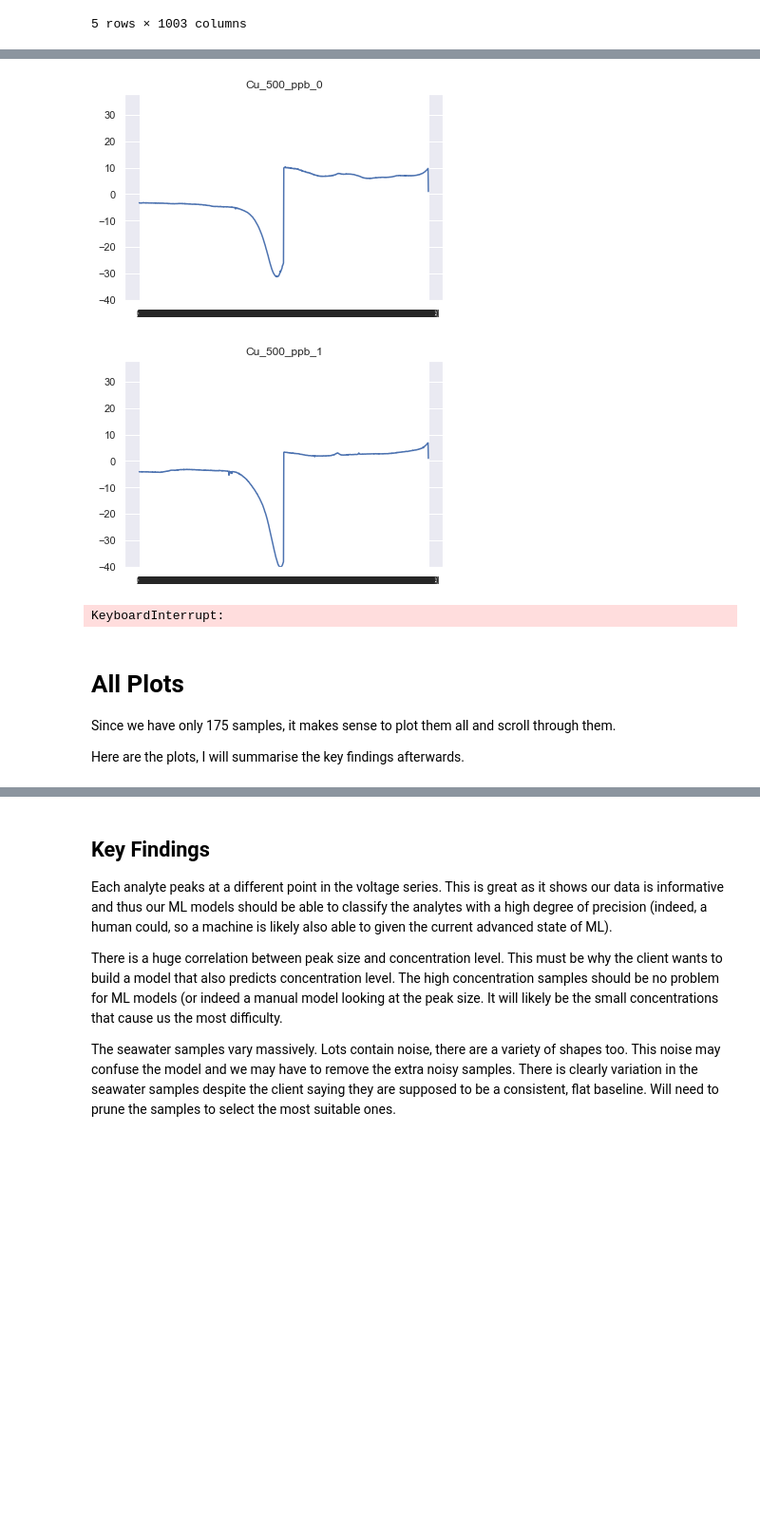
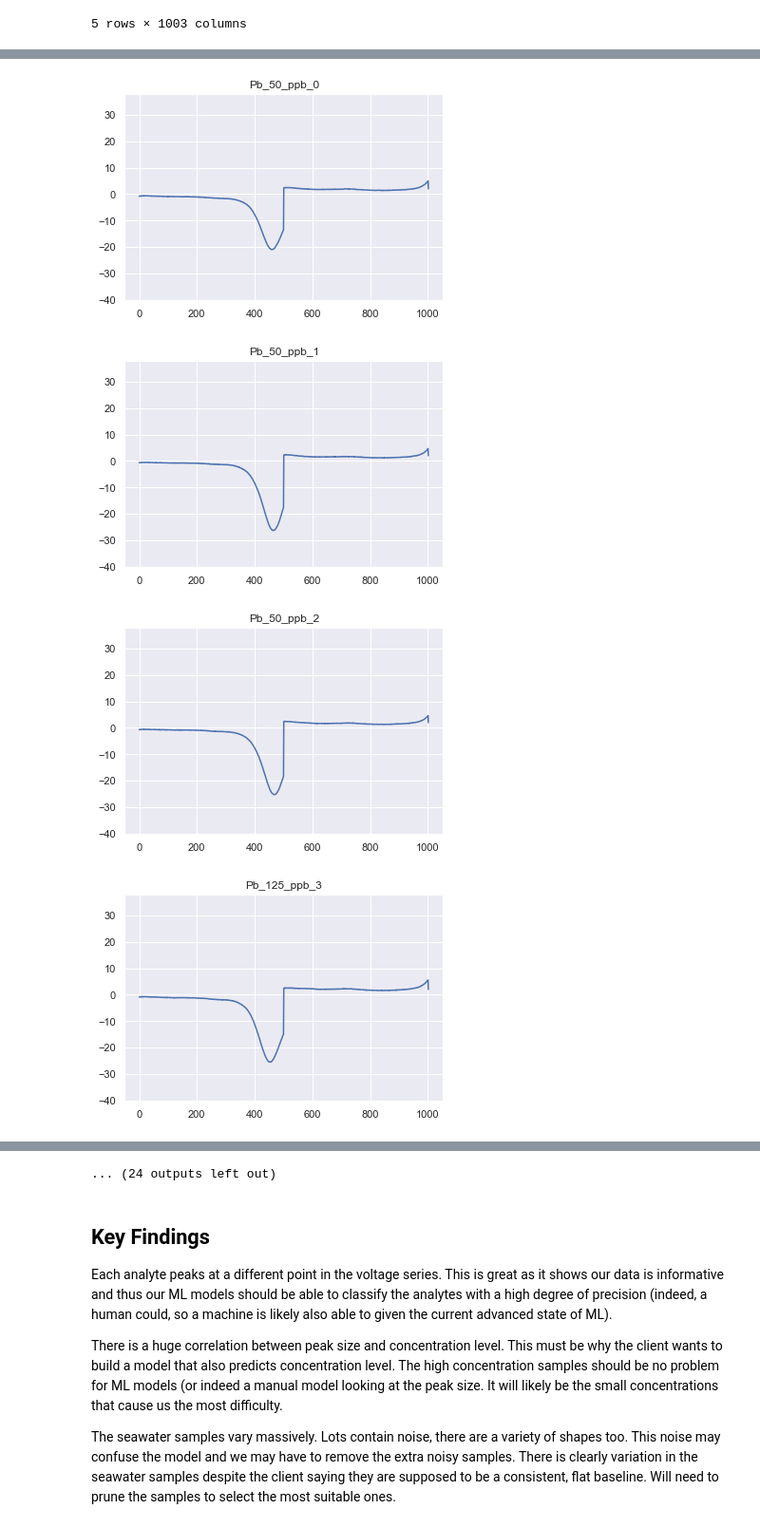
Before and after one commit to codeananda/sequence_classification_pytorch, a Jupyter notebook: electrochem_pytorch/02_DataExploration.ipynb, the cells around one changed output, grey strips where cells are left out. Shown at 95% size. Drawn from its saved outputs; the diff is of its cells as text; code cells hidden in the pictures; blank space fills up the shorter version.

Commit message:
Created and used plot_all_rows function

```diff
--- a/electrochem_pytorch/02_DataExploration.ipynb
+++ b/electrochem_pytorch/02_DataExploration.ipynb
@@ -33,6 +33,8 @@ lead = pd.read_csv(DATA_DIR / 'lead.csv', index_col=0)
 seawater = pd.read_csv(DATA_DIR / 'seawater.csv', index_col=0)
 
 analytes = pd.read_csv(DATA_DIR / 'all_data.csv', index_col=0)
+# %%
+sns.set()
 # %%
 analytes.head()
 # %% [output]
@@ -60,10 +51,0 @@ def plot_all_cols(df):
-# %%
-def plot_all_rows(df):
-    """
-    Convenience function to plot all rows of df.
-    """
-    for index, row in df.iterrows():
-        plt.plot(row)
-        plt.ylim(global_min, global_max)
-        plt.title(index)
-        plt.show()
@@ -70,12 +58,25 @@ def plot_all_rows(df):
+# %%
+def plot_all_rows(df, individual=True):
+    """
+    Convenience function to plot all rows of df.
+
+    Set individual=False to draw all samples on one figure.
+    """
+    # First drop label column
+    df_no_label = df.drop('label', axis=1)
+    # Plotting rows is slow becuase column labels are strings
+    # Transpose and then replace string index with RangeIndex
+    df_T = df.T.reset_index(drop=True)
+    for col in df_T:
+        plt.plot(df_T[col])
+        plt.ylim(global_min, global_max)
+        # Give each plot unique title and figure if individual
+        if individual:
+            plt.title(col)
+            plt.show()
+    # Plot all samples on one plot if not individual
+    if not individual:
+        plt.title(f'{col[:2]} All Samples')
+        plt.show()
 # %%
 plot_all_rows(copper)
-# %% [output]
-[figure, removed]
-[figure, removed]
-KeyboardInterrupt:
-# %% [markdown]
-# All Plots
-
-Since we have only 175 samples, it makes sense to plot them all and scroll through them.
-
-Here are the plots, I will summarise the key findings afterwards.
@@ -86,2 +85,7 @@ plot_all_cols(cadmium)
 # %%
-plot_all_cols(lead)
+plot_all_rows(lead)
+# %% [output]
+[figure, added]
+[figure, added]
+[figure, added]
+[figure, added]
@@ -88 +100,2 @@ plot_all_cols(lead)
+... (24 outputs left out)
 # %%
```
Also changed, not shown: parts of 6 cells of this notebook.
